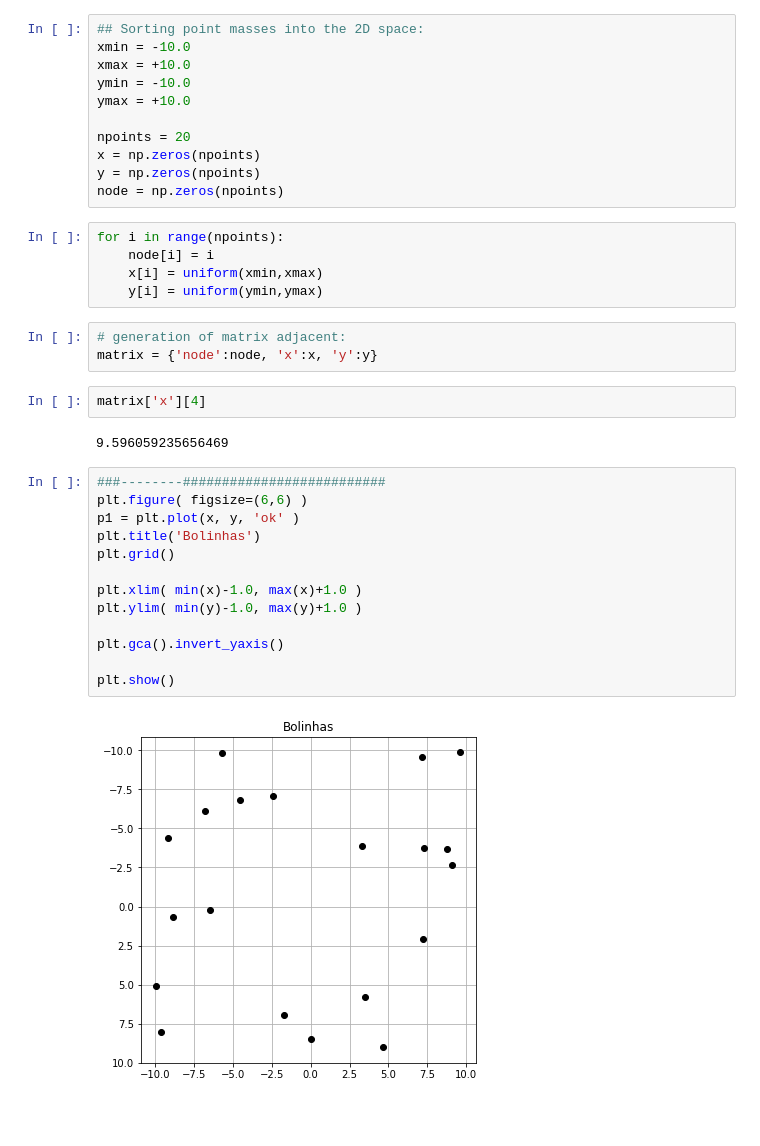
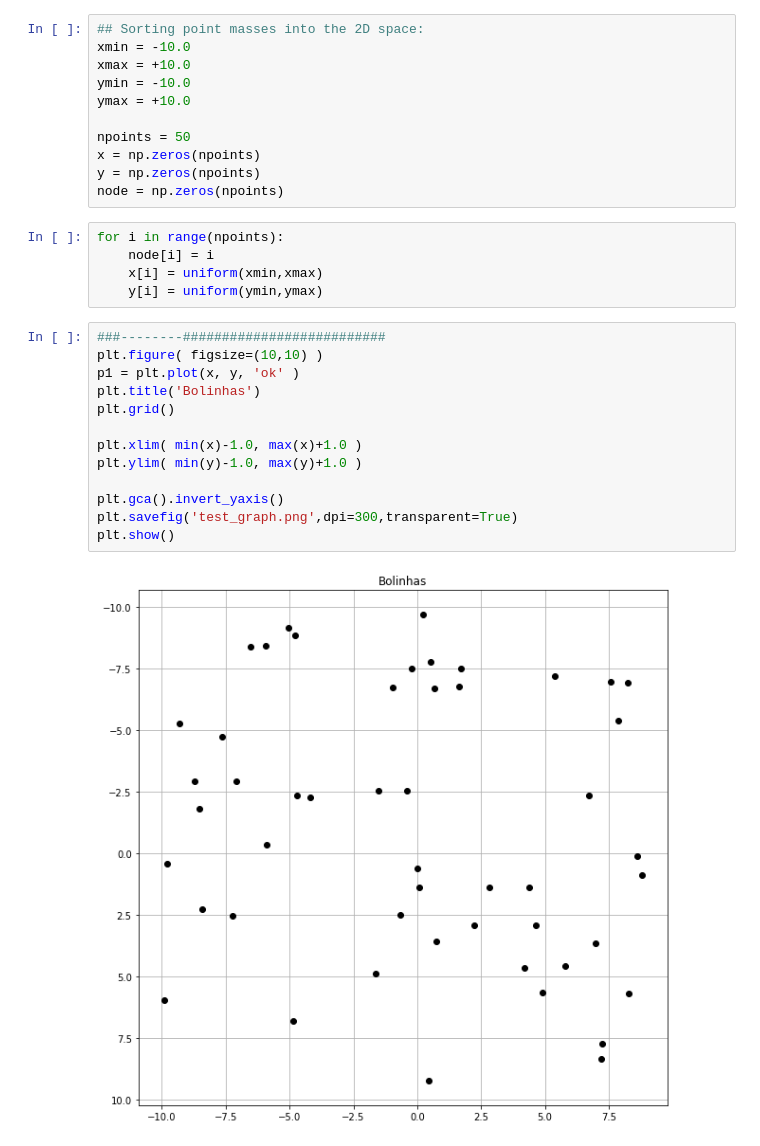
Before and after one commit to EdsonAlonso/EstagioCurricular, a Jupyter notebook: Test_graph.ipynb, the cells around one changed output. Cells and saved outputs as stored; diff of their text form; blank space fills up the shorter version.

Commit message:
make more changes in test_graph. Need to go for the TODO items!

```diff
--- a/Test_graph.ipynb
+++ b/Test_graph.ipynb
@@ -20,7 +20,7 @@ xmax = +10.0
 ymin = -10.0
 ymax = +10.0
 
-npoints = 20
+npoints = 50
 x = np.zeros(npoints)
 y = np.zeros(npoints)
 node = np.zeros(npoints)
@@ -29,28 +29,21 @@ for i in range(npoints):
     node[i] = i
     x[i] = uniform(xmin,xmax)
     y[i] = uniform(ymin,ymax)
-# %%
-# generation of matrix adjacent:
-matrix = {'node':node, 'x':x, 'y':y}
-# %%
-matrix['x'][4]
-# %% [output]
-9.596059235656469
 # %%
 ###--------##########################
-plt.figure( figsize=(6,6) )
+plt.figure( figsize=(10,10) )
 p1 = plt.plot(x, y, 'ok' )
 plt.title('Bolinhas')
 plt.grid()
 
 plt.xlim( min(x)-1.0, max(x)+1.0 )
 plt.ylim( min(y)-1.0, max(y)+1.0 )
 
 plt.gca().invert_yaxis()
-
+plt.savefig('test_graph.png',dpi=300,transparent=True)
 plt.show()
 # %% [output]
-[figure, old version]
+[figure, new version]
 # %%
 # Lets see what's going on here:
 S = nx.Graph()
```
Also changed, not shown: parts of 9 cells of this notebook.
